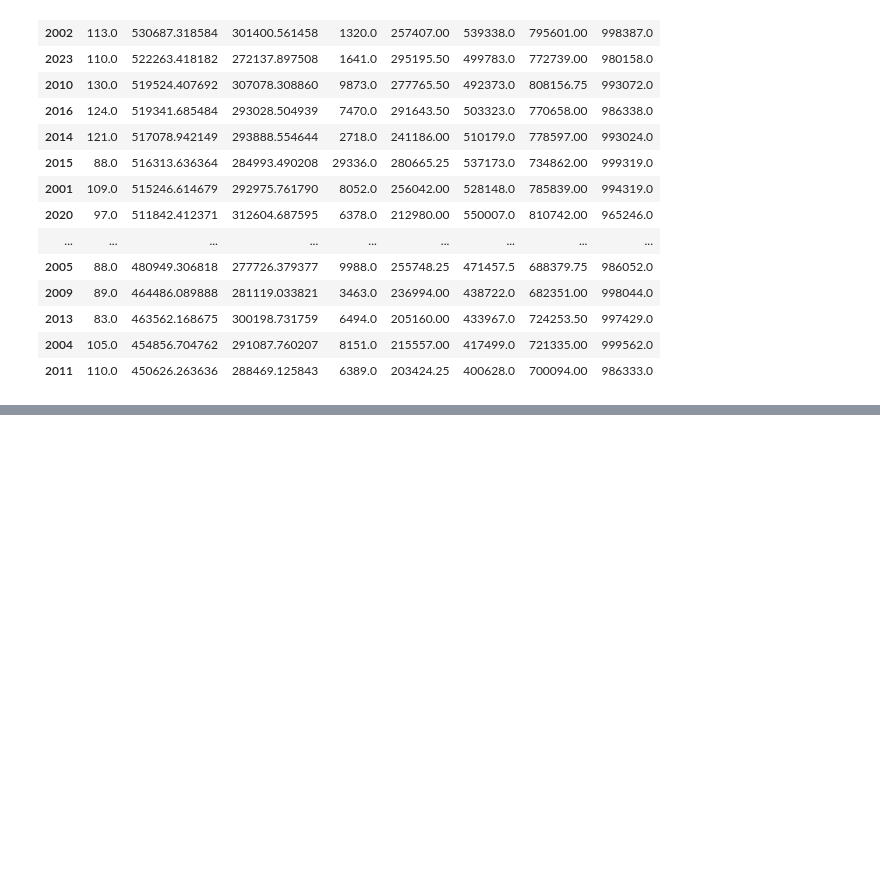
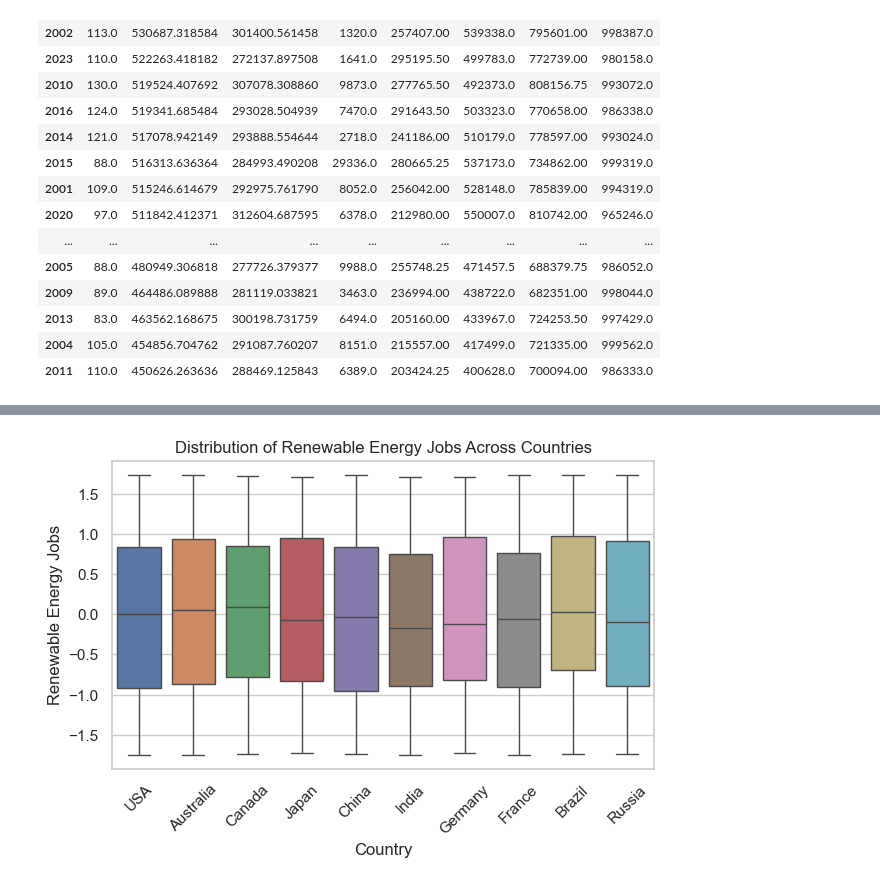
Before and after one commit to arnelimperial/greenergy, a Jupyter notebook: eda1.ipynb, the cells around one changed output, grey strips where cells are left out. Cells and saved outputs as stored; diff of their text form; code cells hidden in the pictures; blank space fills up the shorter version.

```diff
--- a/eda1.ipynb
+++ b/eda1.ipynb
@@ -207,0 +281,9 @@ sortedByYear
+# %%
+# Box Plot
+plt.figure(figsize=(7,4))
+sns.boxplot(x='Country', y='Renewable Energy Jobs', data=normalized_df, hue='Country')
+plt.xticks(rotation=45)
+plt.title('Distribution of Renewable Energy Jobs Across Countries')
+plt.show()
+# %% [output]
+[figure, added]
```
Also changed, not shown: parts of 19 cells of this notebook.
